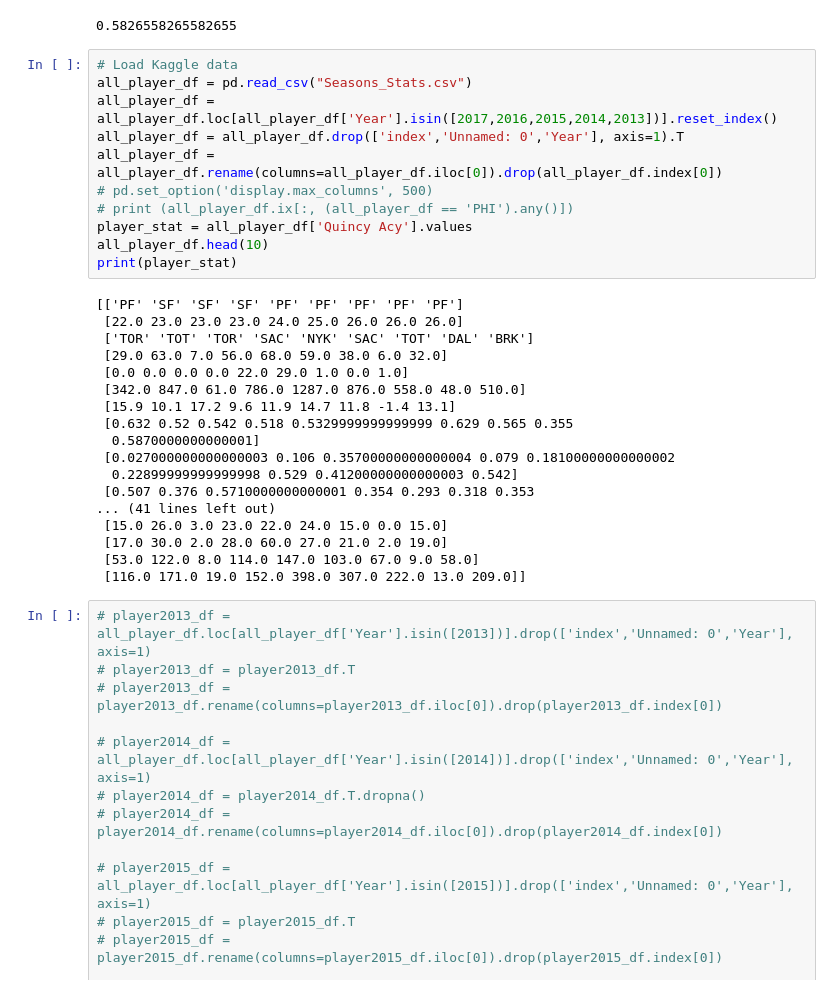
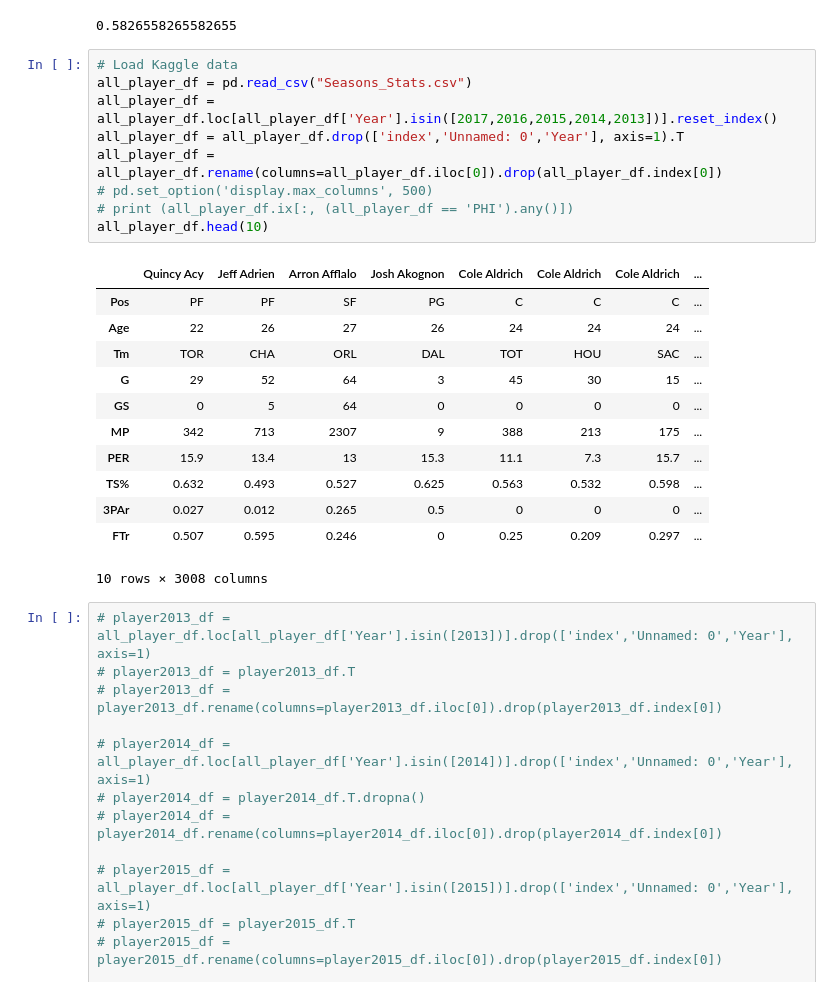
Before and after one commit to cis-519-team/project, a Jupyter notebook: Untitled.ipynb, the cells around one changed output. Saved outputs shown, nothing was run; the diff lists cells and outputs as text.

```diff
--- a/Untitled.ipynb
+++ b/Untitled.ipynb
@@ -104,32 +85,25 @@ svm.score(X_test,y_test)
 # %%
 # Load Kaggle data
 all_player_df = pd.read_csv("Seasons_Stats.csv")
 all_player_df = all_player_df.loc[all_player_df['Year'].isin([2017,2016,2015,2014,2013])].reset_index()
 all_player_df = all_player_df.drop(['index','Unnamed: 0','Year'], axis=1).T
 all_player_df = all_player_df.rename(columns=all_player_df.iloc[0]).drop(all_player_df.index[0])
 # pd.set_option('display.max_columns', 500)
 # print (all_player_df.ix[:, (all_player_df == 'PHI').any()])
-player_stat = all_player_df['Quincy Acy'].values
 all_player_df.head(10)
-print(player_stat)
 # %% [output]
+|  | Quincy Acy | Jeff Adrien | Arron Afflalo | Josh Akognon | Cole Aldrich | Cole Aldrich | Cole Aldrich | ... |
+| Pos | PF | PF | SF | PG | C | C | C | ... |
+| Age | 22 | 26 | 27 | 26 | 24 | 24 | 24 | ... |
+| Tm | TOR | CHA | ORL | DAL | TOT | HOU | SAC | ... |
+| G | 29 | 52 | 64 | 3 | 45 | 30 | 15 | ... |
+| GS | 0 | 5 | 64 | 0 | 0 | 0 | 0 | ... |
+| MP | 342 | 713 | 2307 | 9 | 388 | 213 | 175 | ... |
+| PER | 15.9 | 13.4 | 13 | 15.3 | 11.1 | 7.3 | 15.7 | ... |
+| TS% | 0.632 | 0.493 | 0.527 | 0.625 | 0.563 | 0.532 | 0.598 | ... |
+| 3PAr | 0.027 | 0.012 | 0.265 | 0.5 | 0 | 0 | 0 | ... |
+| FTr | 0.507 | 0.595 | 0.246 | 0 | 0.25 | 0.209 | 0.297 | ... |
-[['PF' 'SF' 'SF' 'SF' 'PF' 'PF' 'PF' 'PF' 'PF']
- [22.0 23.0 23.0 23.0 24.0 25.0 26.0 26.0 26.0]
- ['TOR' 'TOT' 'TOR' 'SAC' 'NYK' 'SAC' 'TOT' 'DAL' 'BRK']
- [29.0 63.0 7.0 56.0 68.0 59.0 38.0 6.0 32.0]
- [0.0 0.0 0.0 0.0 22.0 29.0 1.0 0.0 1.0]
- [342.0 847.0 61.0 786.0 1287.0 876.0 558.0 48.0 510.0]
- [15.9 10.1 17.2 9.6 11.9 14.7 11.8 -1.4 13.1]
- [0.632 0.52 0.542 0.518 0.5329999999999999 0.629 0.565 0.355
-  0.5870000000000001]
- [0.027000000000000003 0.106 0.35700000000000004 0.079 0.18100000000000002
-  0.22899999999999998 0.529 0.41200000000000003 0.542]
- [0.507 0.376 0.5710000000000001 0.354 0.293 0.318 0.353
-... (41 lines left out)
- [15.0 26.0 3.0 23.0 22.0 24.0 15.0 0.0 15.0]
- [17.0 30.0 2.0 28.0 60.0 27.0 21.0 2.0 19.0]
- [53.0 122.0 8.0 114.0 147.0 103.0 67.0 9.0 58.0]
- [116.0 171.0 19.0 152.0 398.0 307.0 222.0 13.0 209.0]]
+10 rows × 3008 columns
 # %%
 # player2013_df = all_player_df.loc[all_player_df['Year'].isin([2013])].drop(['index','Unnamed: 0','Year'], axis=1)
 # player2013_df = player2013_df.T
```
Also changed, not shown: parts of 2 cells of this notebook.
